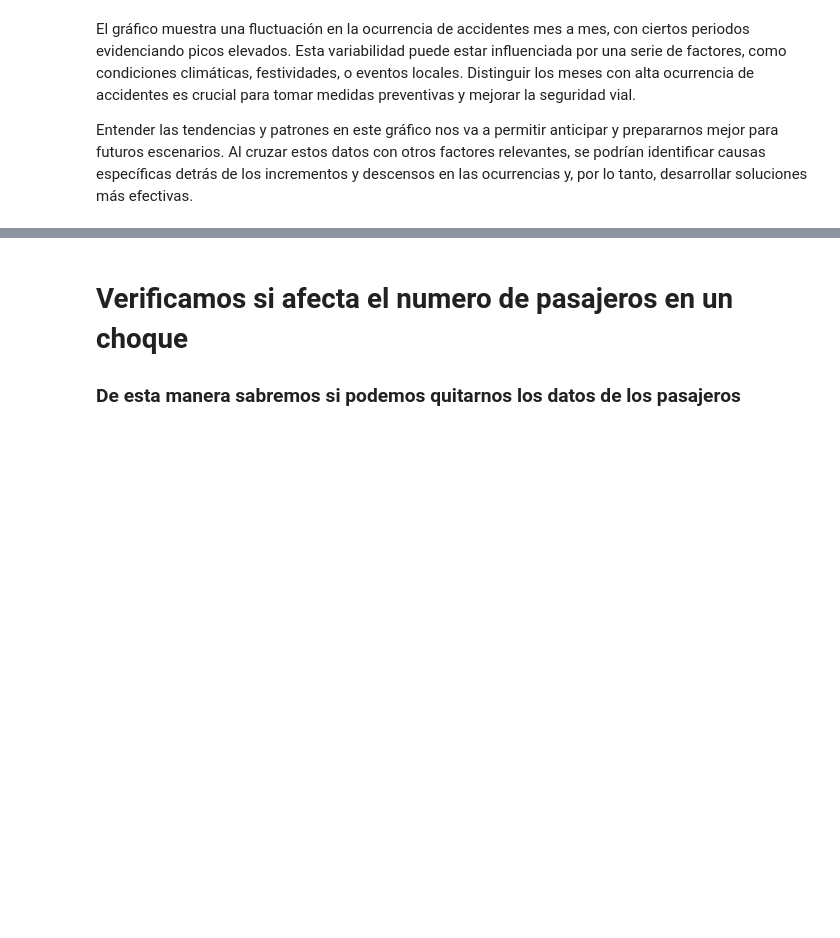
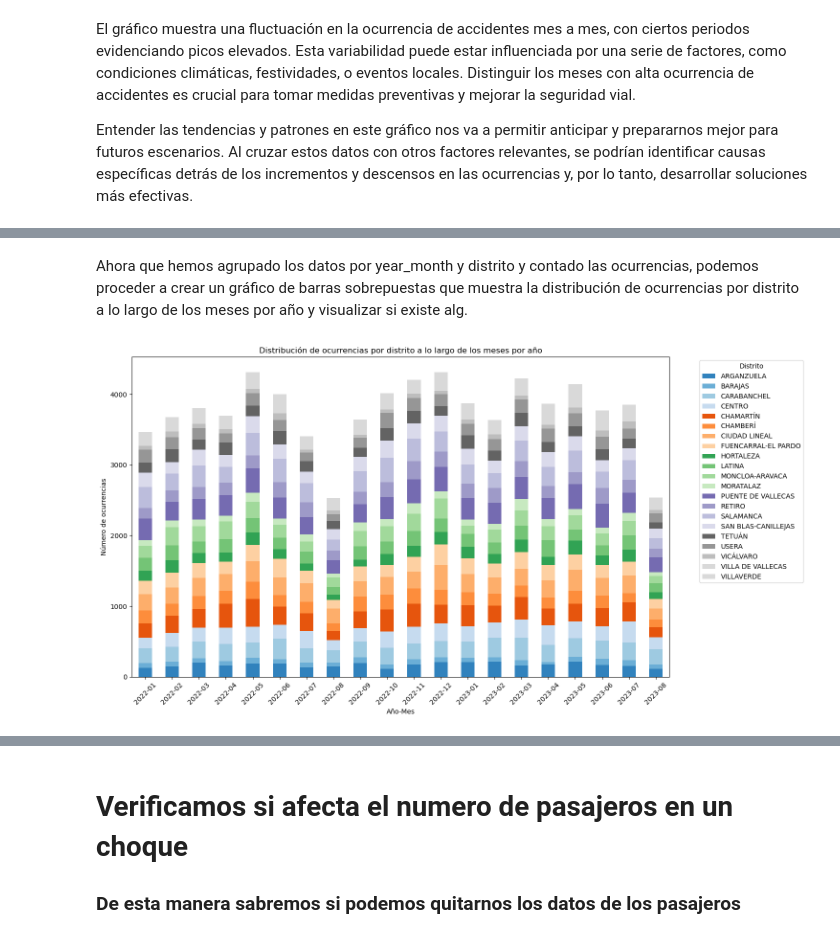
Before and after one commit to lucaramirezo/Traffic-Network-Transparency, a Jupyter notebook: Exploratory_Data_Analysis.ipynb, the cells around one changed output, grey strips where cells are left out. Cells and saved outputs as stored; diff of their text form; code cells hidden in the pictures; blank space fills up the shorter version.

Commit message:
Avance análisis exploratorio contar por distrito ocurrencias por mes y año

```diff
--- a/Exploratory_Data_Analysis.ipynb
+++ b/Exploratory_Data_Analysis.ipynb
@@ -10,7 +11,7 @@ Luego de la limpieza de datos se hace un analisis exploratorio sobre los datafra
 # %% [markdown]
 Verificamos si existen fechas puntuales en las que existan mas ocurrencias de accidentes para poder preveer los mismos encontrando soluciones a futuro
 # %%
-combined_data = pd.read_csv('Data_Combinada.csv')
+combined_data = pd.read_csv('./Datasets/Data_Combinada.csv')
 combined_data.head()
 # %% [output]
 |  | num_expediente | fecha | hora | localizacion | numero | cod_distrito | distrito | tipo_accidente | ... |
@@ -62,0 +64,8 @@ Entender las tendencias y patrones en este gráfico nos va a permitir anticipar
+# %%
+# Extrayendo año y mes de la columna 'fecha' y creando una nueva columna 'year_month' sin modificar el dataframe original
+year_month = pd.to_datetime(combined_data['fecha'], dayfirst=True).dt.to_period('M')
+
+# Agrupando por 'year_month' y 'distrito' para contar las ocurrencias
+grouped_data = combined_data.groupby([year_month, 'distrito']).size().unstack().fillna(0)
+
+grouped_data.head()
@@ -62,0 +81,19 @@ Entender las tendencias y patrones en este gráfico nos va a permitir anticipar
+# %% [markdown]
+Ahora que hemos agrupado los datos por year_month y distrito y contado las ocurrencias, podemos proceder a crear un gráfico de barras sobrepuestas que muestra la distribución de ocurrencias por distrito a lo largo de los meses por año y visualizar si existe alg.
+# %%
+# Creando el gráfico de barras sobrepuestas
+fig, ax = plt.subplots(figsize=(15, 8))
+
+
+grouped_data.plot(kind='bar', stacked=True, ax=ax, colormap='tab20c')
+plt.title('Distribución de ocurrencias por distrito a lo largo de los meses por año')
+plt.ylabel('Número de ocurrencias')
+plt.xlabel('Año-Mes')
+plt.legend(title='Distrito', bbox_to_anchor=(1.05, 1), loc='upper left')
+
+# Rotando las etiquetas del eje x para mejorar la legibilidad
+plt.xticks(rotation=45)
+plt.tight_layout()
+plt.show()
+# %% [output]
+[figure, added]
```
Also changed, not shown: parts of 18 cells of this notebook, 1 other file.
